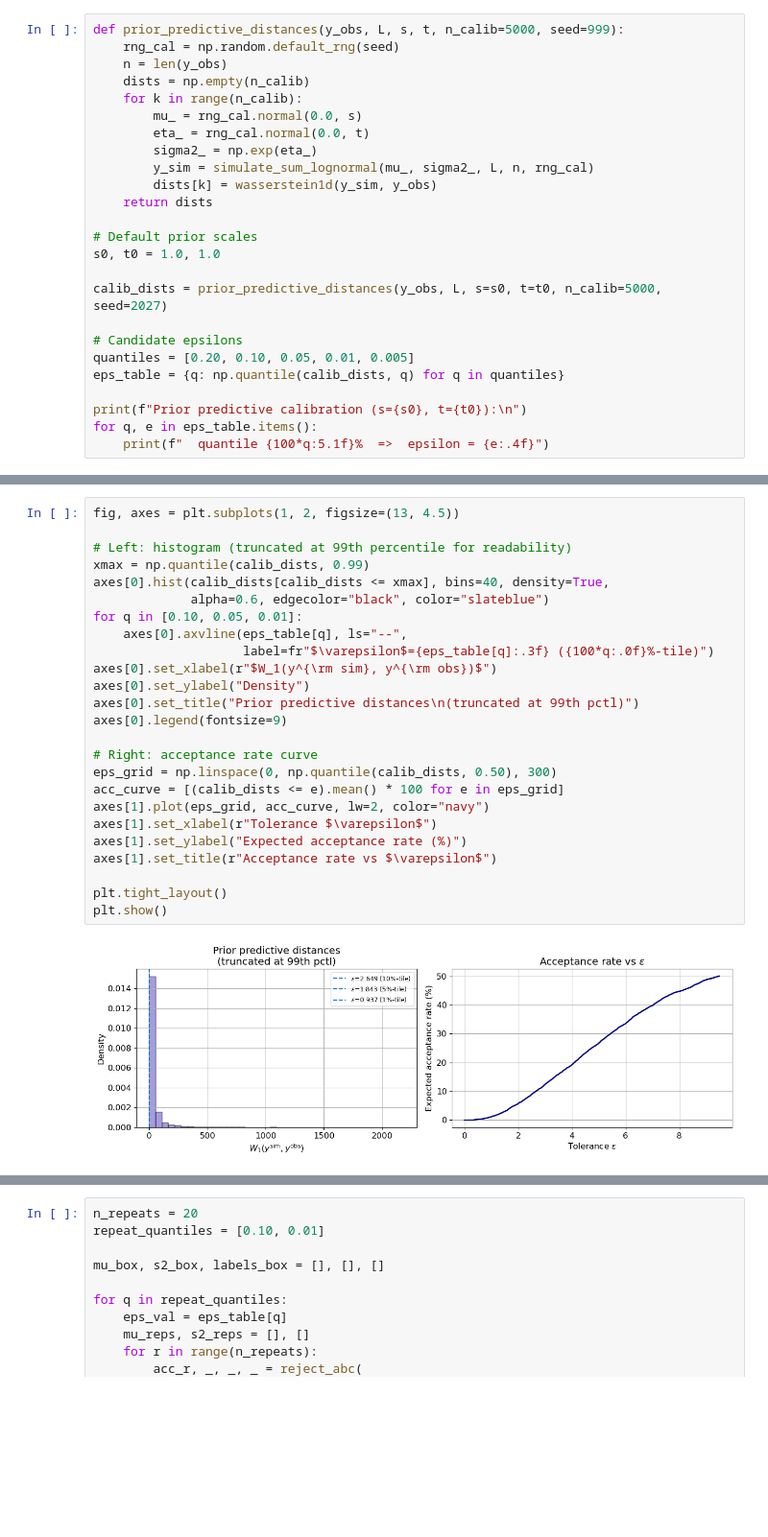
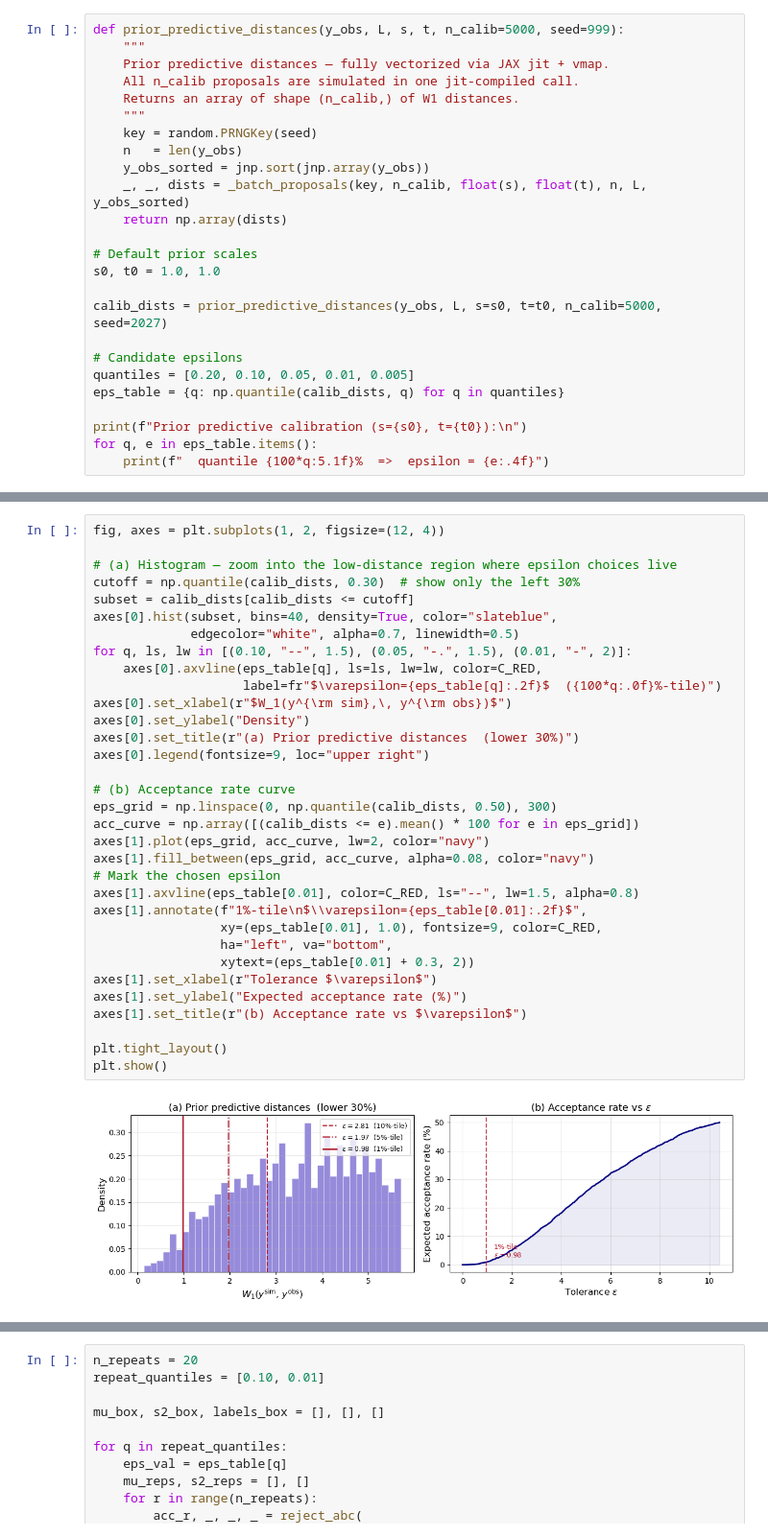
Before and after one commit to Ramei6/Monte-Carlo---Likelihood-free-inference-and-sums-of-log-normal-variates, a Jupyter notebook: Reject_ABC.ipynb, the cells around one changed output, grey strips where cells are left out. Shown at 96% size. Cells and saved outputs as stored; diff of their text form; blank space fills up the shorter version.

```diff
--- a/Reject_ABC.ipynb
+++ b/Reject_ABC.ipynb
@@ -371,15 +289,15 @@ For instance, taking the 1% quantile means we expect roughly 1% of prior draws t
 # %%
 def prior_predictive_distances(y_obs, L, s, t, n_calib=5000, seed=999):
-    rng_cal = np.random.default_rng(seed)
-    n = len(y_obs)
-    dists = np.empty(n_calib)
-    for k in range(n_calib):
-        mu_ = rng_cal.normal(0.0, s)
-        eta_ = rng_cal.normal(0.0, t)
-        sigma2_ = np.exp(eta_)
-        y_sim = simulate_sum_lognormal(mu_, sigma2_, L, n, rng_cal)
-        dists[k] = wasserstein1d(y_sim, y_obs)
-    return dists
+    """
+    Prior predictive distances — fully vectorized via JAX jit + vmap.
+    All n_calib proposals are simulated in one jit-compiled call.
+    Returns an array of shape (n_calib,) of W1 distances.
+    """
+    key = random.PRNGKey(seed)
+    n   = len(y_obs)
+    y_obs_sorted = jnp.sort(jnp.array(y_obs))
+    _, _, dists = _batch_proposals(key, n_calib, float(s), float(t), n, L, y_obs_sorted)
+    return np.array(dists)
 
 # Default prior scales
 s0, t0 = 1.0, 1.0
@@ -404,27 +322,35 @@ Prior predictive calibration (s=1.0, t=1.0):
 # %%
-fig, axes = plt.subplots(1, 2, figsize=(13, 4.5))
+fig, axes = plt.subplots(1, 2, figsize=(12, 4))
 
-# Left: histogram (truncated at 99th percentile for readability)
-xmax = np.quantile(calib_dists, 0.99)
-axes[0].hist(calib_dists[calib_dists <= xmax], bins=40, density=True,
-             alpha=0.6, edgecolor="black", color="slateblue")
-for q in [0.10, 0.05, 0.01]:
-    axes[0].axvline(eps_table[q], ls="--",
-                    label=fr"$\varepsilon$={eps_table[q]:.3f} ({100*q:.0f}%-tile)")
-axes[0].set_xlabel(r"$W_1(y^{\rm sim}, y^{\rm obs})$")
+# (a) Histogram — zoom into the low-distance region where epsilon choices live
+cutoff = np.quantile(calib_dists, 0.30)  # show only the left 30%
+subset = calib_dists[calib_dists <= cutoff]
+axes[0].hist(subset, bins=40, density=True, color="slateblue",
+             edgecolor="white", alpha=0.7, linewidth=0.5)
+for q, ls, lw in [(0.10, "--", 1.5), (0.05, "-.", 1.5), (0.01, "-", 2)]:
+    axes[0].axvline(eps_table[q], ls=ls, lw=lw, color=C_RED,
+                    label=fr"$\varepsilon={eps_table[q]:.2f}$  ({100*q:.0f}%-tile)")
+axes[0].set_xlabel(r"$W_1(y^{\rm sim},\, y^{\rm obs})$")
 axes[0].set_ylabel("Density")
-axes[0].set_title("Prior predictive distances\n(truncated at 99th pctl)")
-axes[0].legend(fontsize=9)
+axes[0].set_title(r"(a) Prior predictive distances  (lower 30%)")
+axes[0].legend(fontsize=9, loc="upper right")
 
-# Right: acceptance rate curve
+# (b) Acceptance rate curve
 eps_grid = np.linspace(0, np.quantile(calib_dists, 0.50), 300)
-acc_curve = [(calib_dists <= e).mean() * 100 for e in eps_grid]
+acc_curve = np.array([(calib_dists <= e).mean() * 100 for e in eps_grid])
 axes[1].plot(eps_grid, acc_curve, lw=2, color="navy")
+axes[1].fill_between(eps_grid, acc_curve, alpha=0.08, color="navy")
+# Mark the chosen epsilon
+axes[1].axvline(eps_table[0.01], color=C_RED, ls="--", lw=1.5, alpha=0.8)
+axes[1].annotate(f"1%-tile\n$\\varepsilon={eps_table[0.01]:.2f}$",
+                 xy=(eps_table[0.01], 1.0), fontsize=9, color=C_RED,
+                 ha="left", va="bottom",
+                 xytext=(eps_table[0.01] + 0.3, 2))
 axes[1].set_xlabel(r"Tolerance $\varepsilon$")
 axes[1].set_ylabel("Expected acceptance rate (%)")
-axes[1].set_title(r"Acceptance rate vs $\varepsilon$")
+axes[1].set_title(r"(b) Acceptance rate vs $\varepsilon$")
 
 plt.tight_layout()
 plt.show()
 # %% [output]
-[figure, old version]
+[figure, new version]
```
Also changed, not shown: parts of 42 cells of this notebook, 1 other file.
